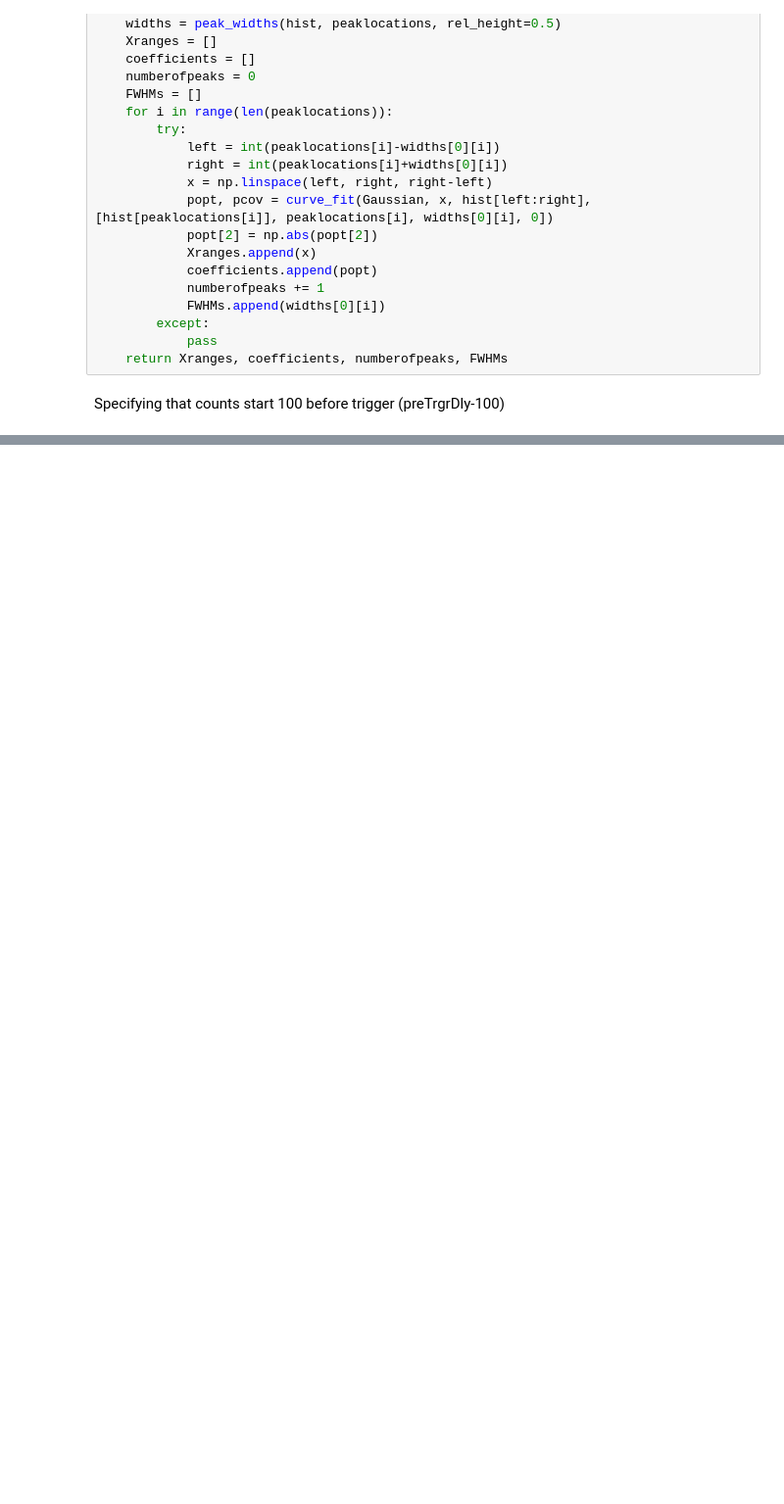
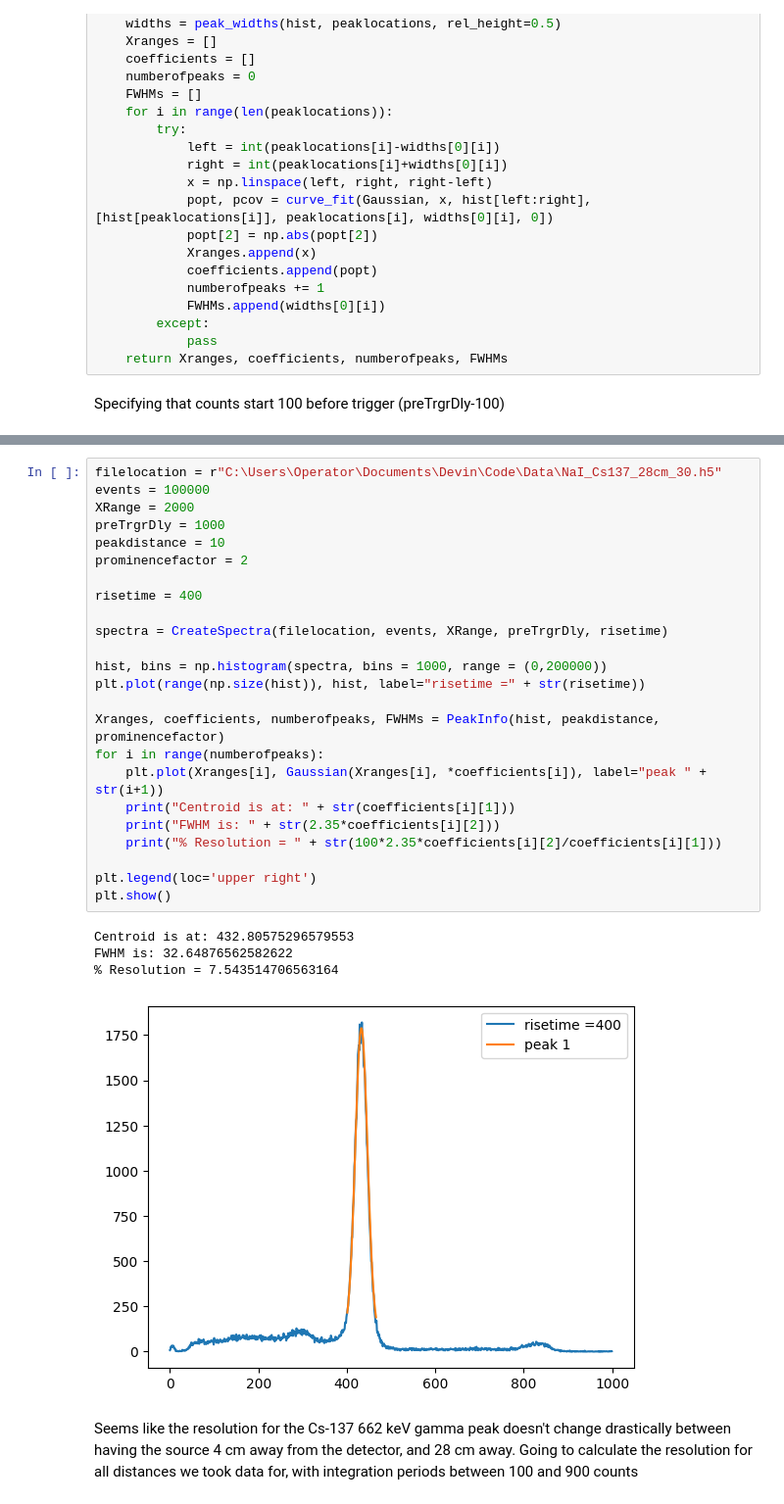
Before and after one commit to UCB-NE-204-2022/Devin_Thatcher_NE204, a Jupyter notebook: Lab2/Jupyter/NE204Lab2.ipynb, the cells around one changed output, grey strips where cells are left out. Shown at 98% size. Cells and saved outputs as stored; diff of their text form; blank space fills up the shorter version.

```diff
--- a/Lab2/Jupyter/NE204Lab2.ipynb
+++ b/Lab2/Jupyter/NE204Lab2.ipynb
@@ -109,0 +138,31 @@ FWHM is: 25.14614280577782
+# %%
+filelocation = r"C:\Users\Operator\Documents\Devin\Code\Data\NaI_Cs137_28cm_30.h5"
+events = 100000
+XRange = 2000
+preTrgrDly = 1000
+peakdistance = 10
+prominencefactor = 2
+
+risetime = 400
+
+spectra = CreateSpectra(filelocation, events, XRange, preTrgrDly, risetime)
+
+hist, bins = np.histogram(spectra, bins = 1000, range = (0,200000))
+plt.plot(range(np.size(hist)), hist, label="risetime =" + str(risetime))
+
+Xranges, coefficients, numberofpeaks, FWHMs = PeakInfo(hist, peakdistance, prominencefactor)
+for i in range(numberofpeaks):
+    plt.plot(Xranges[i], Gaussian(Xranges[i], *coefficients[i]), label="peak " + str(i+1))
+    print("Centroid is at: " + str(coefficients[i][1]))
+    print("FWHM is: " + str(2.35*coefficients[i][2]))
+    print("% Resolution = " + str(100*2.35*coefficients[i][2]/coefficients[i][1]))
+
+plt.legend(loc='upper right')
+plt.show()
+# %% [output]
+Centroid is at: 432.80575296579553
+FWHM is: 32.64876562582622
+% Resolution = 7.543514706563164
+[figure, added]
+# %% [markdown]
+Seems like the resolution for the Cs-137 662 keV gamma peak doesn't change drastically between having the source 4 cm away from the detector, and 28 cm away. Going to calculate the resolution for all distances we took data for, with integration periods between 100 and 900 counts
```
Also changed, not shown: parts of 16 cells of this notebook.
